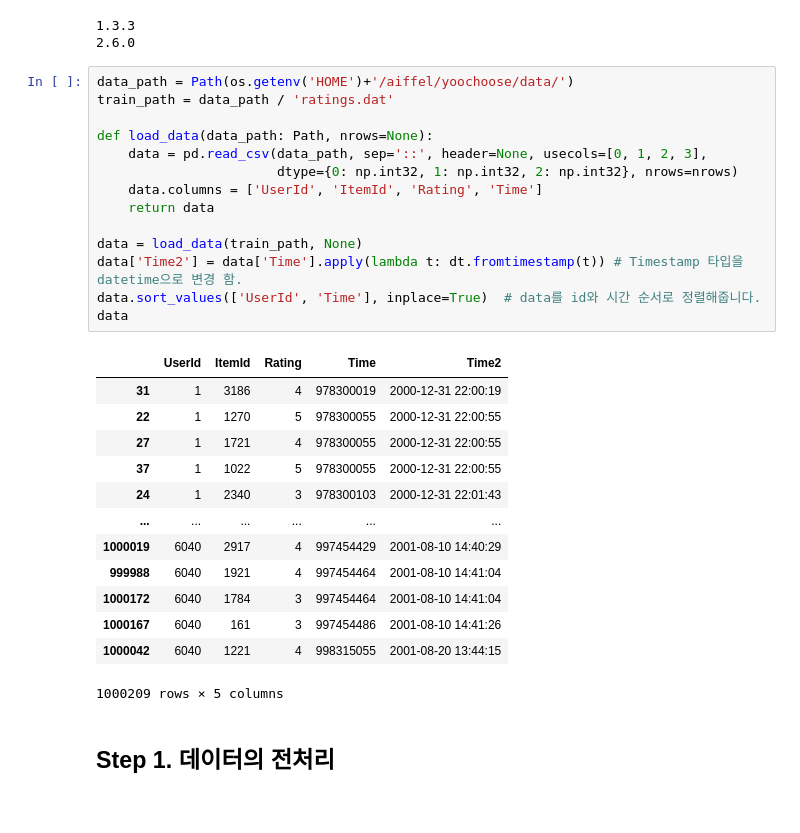
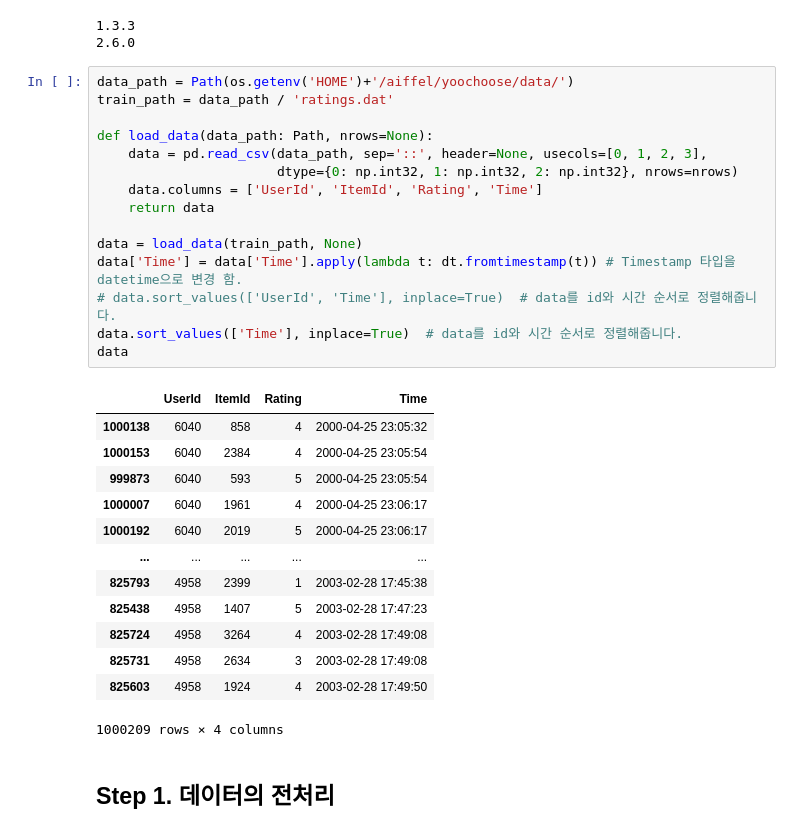
Before and after one commit to yssihn/Aiffel, a Jupyter notebook: [E-16]PredictNextMovie/exp_16_01.ipynb, the cells around one changed output. Cells and saved outputs as stored; diff of their text form.

```diff
--- a/[E-16]PredictNextMovie/exp_16_01.ipynb
+++ b/[E-16]PredictNextMovie/exp_16_01.ipynb
@@ -33,31 +39,32 @@ print(tf.__version__)
 # %%
 data_path = Path(os.getenv('HOME')+'/aiffel/yoochoose/data/')
 train_path = data_path / 'ratings.dat'
 
 def load_data(data_path: Path, nrows=None):
     data = pd.read_csv(data_path, sep='::', header=None, usecols=[0, 1, 2, 3],
                        dtype={0: np.int32, 1: np.int32, 2: np.int32}, nrows=nrows)
     data.columns = ['UserId', 'ItemId', 'Rating', 'Time']
     return data
 
 data = load_data(train_path, None)
-data['Time2'] = data['Time'].apply(lambda t: dt.fromtimestamp(t)) # Timestamp 타입을 datetime으로 변경 함.
-data.sort_values(['UserId', 'Time'], inplace=True)  # data를 id와 시간 순서로 정렬해줍니다.
+data['Time'] = data['Time'].apply(lambda t: dt.fromtimestamp(t)) # Timestamp 타입을 datetime으로 변경 함.
+# data.sort_values(['UserId', 'Time'], inplace=True)  # data를 id와 시간 순서로 정렬해줍니다.
+data.sort_values(['Time'], inplace=True)  # data를 id와 시간 순서로 정렬해줍니다.
 data
 # %% [output]
-|  | UserId | ItemId | Rating | Time | Time2 |
-| 31 | 1 | 3186 | 4 | 978300019 | 2000-12-31 22:00:19 |
-| 22 | 1 | 1270 | 5 | 978300055 | 2000-12-31 22:00:55 |
-| 27 | 1 | 1721 | 4 | 978300055 | 2000-12-31 22:00:55 |
-| 37 | 1 | 1022 | 5 | 978300055 | 2000-12-31 22:00:55 |
-| 24 | 1 | 2340 | 3 | 978300103 | 2000-12-31 22:01:43 |
-| ... | ... | ... | ... | ... | ... |
-| 1000019 | 6040 | 2917 | 4 | 997454429 | 2001-08-10 14:40:29 |
-| 999988 | 6040 | 1921 | 4 | 997454464 | 2001-08-10 14:41:04 |
-| 1000172 | 6040 | 1784 | 3 | 997454464 | 2001-08-10 14:41:04 |
-| 1000167 | 6040 | 161 | 3 | 997454486 | 2001-08-10 14:41:26 |
-| 1000042 | 6040 | 1221 | 4 | 998315055 | 2001-08-20 13:44:15 |
+|  | UserId | ItemId | Rating | Time |
+| 1000138 | 6040 | 858 | 4 | 2000-04-25 23:05:32 |
+| 1000153 | 6040 | 2384 | 4 | 2000-04-25 23:05:54 |
+| 999873 | 6040 | 593 | 5 | 2000-04-25 23:05:54 |
+| 1000007 | 6040 | 1961 | 4 | 2000-04-25 23:06:17 |
+| 1000192 | 6040 | 2019 | 5 | 2000-04-25 23:06:17 |
+| ... | ... | ... | ... | ... |
+| 825793 | 4958 | 2399 | 1 | 2003-02-28 17:45:38 |
+| 825438 | 4958 | 1407 | 5 | 2003-02-28 17:47:23 |
+| 825724 | 4958 | 3264 | 4 | 2003-02-28 17:49:08 |
+| 825731 | 4958 | 2634 | 3 | 2003-02-28 17:49:08 |
+| 825603 | 4958 | 1924 | 4 | 2003-02-28 17:49:50 |
-1000209 rows × 5 columns
+1000209 rows × 4 columns
 # %% [markdown]
 ## Step 1. 데이터의 전처리
 # %%
```
Also changed, not shown: parts of 29 cells of this notebook.
